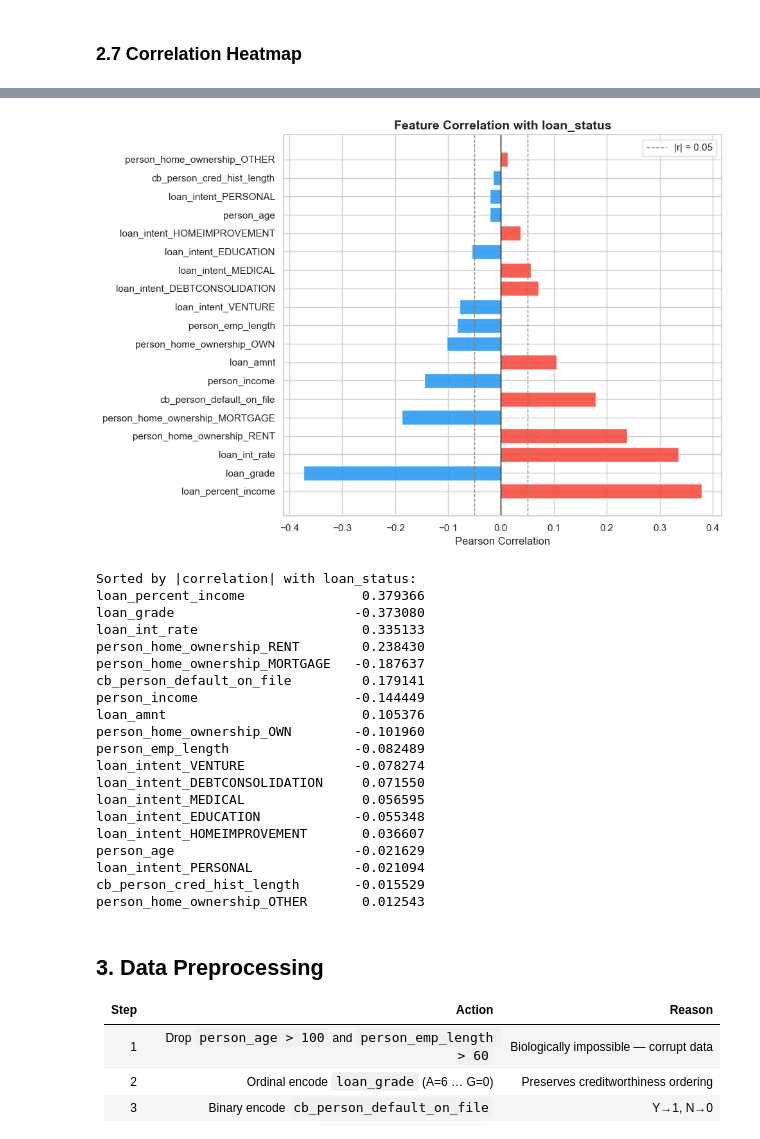
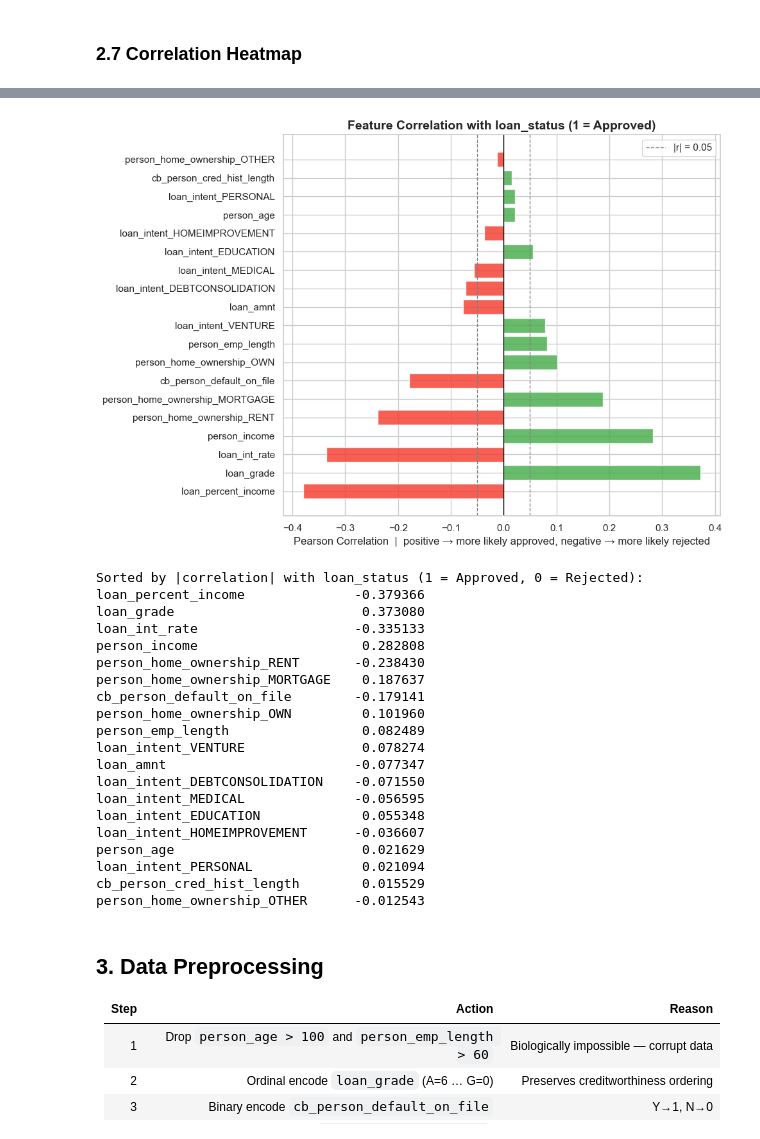
Before and after one commit to torbob69/cicilin, a Jupyter notebook: training model/main.ipynb, the cells around one changed output, grey strips where cells are left out. Drawn from its saved outputs; the diff is of its cells as text; code cells hidden in the pictures.

```diff
--- a/training model/main.ipynb
+++ b/training model/main.ipynb
@@ -236,7 +308,15 @@ plt.show()
 ### 2.7 Correlation Heatmap
 # %%
 df_corr = df.copy()
-df_corr['loan_grade']               = df_corr['loan_grade'].map({'A':6,'B':5,'C':4,'D':3,'E':2,'F':1,'G':0})
+
+# Invert loan_status so 1 = Approved, 0 = Rejected — makes positive correlation mean "pushes toward approval"
+df_corr['loan_status'] = 1 - df_corr['loan_status']
+
+# Log-transform right-skewed monetary features so correlations are more linear
+df_corr['loan_amnt']     = np.log1p(df_corr['loan_amnt'])
+df_corr['person_income'] = np.log1p(df_corr['person_income'])
+
+df_corr['loan_grade']                = df_corr['loan_grade'].map({'A':6,'B':5,'C':4,'D':3,'E':2,'F':1,'G':0})
 df_corr['cb_person_default_on_file'] = df_corr['cb_person_default_on_file'].map({'Y':1,'N':0})
 ohe = pd.get_dummies(df_corr[['person_home_ownership','loan_intent']], dtype=float)
 df_corr = pd.concat([df_corr.drop(columns=['person_home_ownership','loan_intent']), ohe], axis=1)
@@ -244,10 +324,13 @@ df_corr = pd.concat([df_corr.drop(columns=['person_home_ownership','loan_intent'
 corr_matrix = df_corr.corr()
 
 plt.figure(figsize=(17, 13))
-mask = np.triu(np.ones_like(corr_matrix, dtype=bool))
 sns.heatmap(corr_matrix, annot=True, fmt='.2f', cmap='coolwarm',
-            mask=mask, linewidths=0.4, annot_kws={'size': 7.5}, vmin=-1, vmax=1)
-plt.title('Correlation Heatmap — All Features', fontsize=14, fontweight='bold')
+            linewidths=0.4, annot_kws={'size': 7.5}, vmin=-1, vmax=1)
+plt.title(
+    'Correlation Heatmap — All Features\n'
+    'loan_status: 1 = Approved, 0 = Rejected  |  loan_amnt & person_income: log-transformed',
+    fontsize=13, fontweight='bold'
+)
 plt.tight_layout()
 plt.show()
 # %% [output]
@@ -255,43 +338,44 @@ plt.show()
 # %%
 target_corr = corr_matrix['loan_status'].drop('loan_status') \
                         .sort_values(key=abs, ascending=False)
 
 plt.figure(figsize=(10, 7))
-bar_colors = ['#F44336' if v > 0 else '#2196F3' for v in target_corr.values]
+# Green = positive → pushes toward approval; Red = negative → pushes toward rejection
+bar_colors = ['#4CAF50' if v > 0 else '#F44336' for v in target_corr.values]
 plt.barh(target_corr.index, target_corr.values, color=bar_colors, alpha=0.85, edgecolor='white')
-plt.axvline(0,    color='black', linewidth=1)
-plt.axvline(0.05, color='gray',  linewidth=1, linestyle='--', label='|r| = 0.05')
-plt.axvline(-0.05,color='gray',  linewidth=1, linestyle='--')
-plt.title('Feature Correlation with loan_status', fontsize=14, fontweight='bold')
-plt.xlabel('Pearson Correlation')
+plt.axvline(0,     color='black', linewidth=1)
+plt.axvline(0.05,  color='gray',  linewidth=1, linestyle='--', label='|r| = 0.05')
+plt.axvline(-0.05, color='gray',  linewidth=1, linestyle='--')
+plt.title('Feature Correlation with loan_status (1 = Approved)', fontsize=14, fontweight='bold')
+plt.xlabel('Pearson Correlation  |  positive → more likely approved, negative → more likely rejected')
 plt.legend()
 plt.tight_layout()
 plt.show()
 
-print("Sorted by |correlation| with loan_status:")
+print("Sorted by |correlation| with loan_status (1 = Approved, 0 = Rejected):")
 print(target_corr.to_string())
 # %% [output]
-[figure, old version]
+[figure, new version]
-Sorted by |correlation| with loan_status:
-loan_percent_income               0.379366
-loan_grade                       -0.373080
-loan_int_rate                     0.335133
-person_home_ownership_RENT        0.238430
-person_home_ownership_MORTGAGE   -0.187637
-cb_person_default_on_file         0.179141
-person_income                    -0.144449
-loan_amnt                         0.105376
-person_home_ownership_OWN        -0.101960
-person_emp_length                -0.082489
-loan_intent_VENTURE              -0.078274
-loan_intent_DEBTCONSOLIDATION     0.071550
-loan_intent_MEDICAL               0.056595
-loan_intent_EDUCATION            -0.055348
-loan_intent_HOMEIMPROVEMENT       0.036607
-person_age                       -0.021629
-loan_intent_PERSONAL             -0.021094
-cb_person_cred_hist_length       -0.015529
-person_home_ownership_OTHER       0.012543
+Sorted by |correlation| with loan_status (1 = Approved, 0 = Rejected):
+loan_percent_income              -0.379366
+loan_grade                        0.373080
+loan_int_rate                    -0.335133
+person_income                     0.282808
+person_home_ownership_RENT       -0.238430
+person_home_ownership_MORTGAGE    0.187637
+cb_person_default_on_file        -0.179141
+person_home_ownership_OWN         0.101960
+person_emp_length                 0.082489
+loan_intent_VENTURE               0.078274
+loan_amnt                        -0.077347
+loan_intent_DEBTCONSOLIDATION    -0.071550
+loan_intent_MEDICAL              -0.056595
+loan_intent_EDUCATION             0.055348
+loan_intent_HOMEIMPROVEMENT      -0.036607
+person_age                        0.021629
+loan_intent_PERSONAL              0.021094
+cb_person_cred_hist_length        0.015529
+person_home_ownership_OTHER      -0.012543
 # %% [markdown]
 ## 3. Data Preprocessing
 
```
Also changed, not shown: parts of 21 cells of this notebook, 30 other files.
